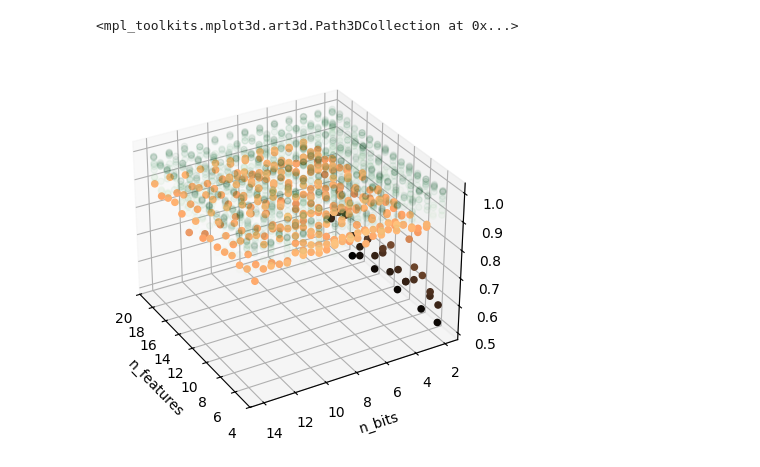
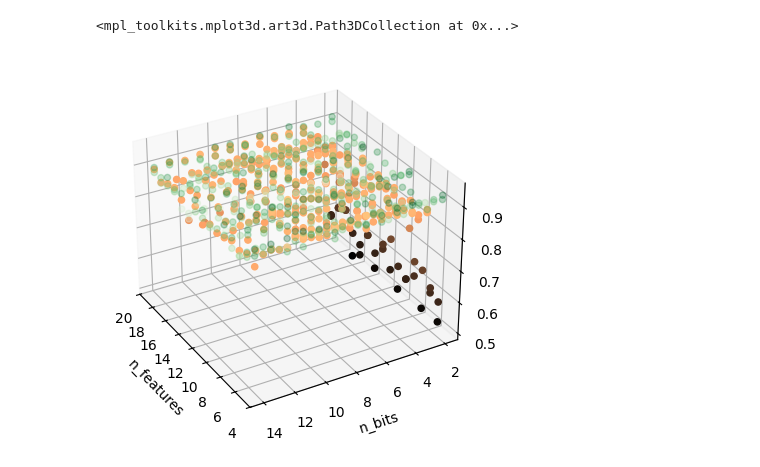
Before and after one commit to msicilia/exp-concreteml, a Jupyter notebook: explore.ipynb, the cells around one changed output. Saved outputs shown, nothing was run; the diff lists cells and outputs as text; code cells hidden in the pictures.

```diff
--- a/explore.ipynb
+++ b/explore.ipynb
@@ -6,6 +6,7 @@ import pandas as pd
 stats_fhe = pd.read_csv('./stats_FHERandomForestClassifier.csv')
 stats = pd.read_csv('./stats_RandomForestClassifier.csv')
 stats.drop_duplicates(subset=["max_depth", "n_features", "n_bits"], inplace=True)
+stats = stats[stats["max_depth"] < 5]
 # %%
 stats_fhe
 # %% [output]
@@ -42,24 +43,24 @@ import matplotlib.pyplot as plt
 # %%
 from matplotlib.ticker import MaxNLocator
 fig = plt.figure()
 ax = plt.axes(projection='3d')
 X = stats_fhe['n_features']
 Y = stats_fhe['n_bits']
 Z = stats_fhe['f1']
 ax.set_xlabel('n_features')
 ax.scatter3D(X, Y, Z, c=Z, cmap='copper', alpha=1.0)
 ax.yaxis.set_major_locator(MaxNLocator(integer=True))
-sample = stats.sample(frac=0.5)
+sample = stats.sample(frac=0.9)
 X = sample['n_features']
 Y = sample['n_bits']
 Z = sample['f1']
 ax.set_ylabel('n_bits')
 ax.set_zlabel('F1');
 ax.view_init(30, 150)
-ax.scatter3D(X, Y, Z, c=Z, cmap='Greens', alpha=0.05)
+ax.scatter3D(X, Y, Z, c=Z, cmap='Greens', alpha=0.3)
 # %% [output]
 <mpl_toolkits.mplot3d.art3d.Path3DCollection at 0x...>
-[figure, old version]
+[figure, new version]
 # %%
 from matplotlib.ticker import MaxNLocator
 import numpy as np
```
Also changed, not shown: parts of 4 cells of this notebook.
